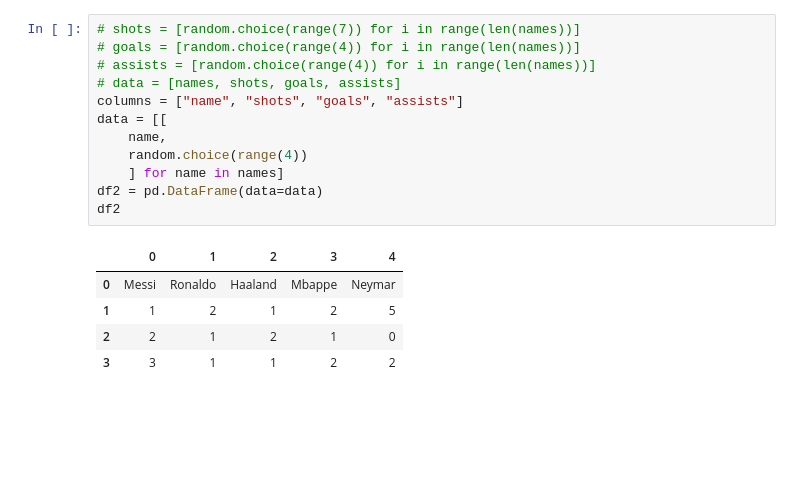
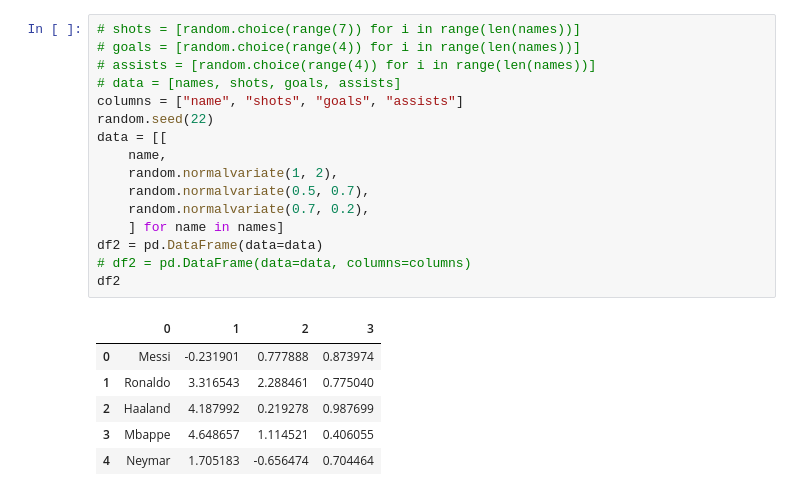
Before and after one commit to nkmwicz/python-classwork2025f, a Jupyter notebook: 5.1-df-basics.ipynb, the cells around one changed output. Drawn from its saved outputs; the diff is of its cells as text; blank space fills up the shorter version.

```diff
--- a/5.1-df-basics.ipynb
+++ b/5.1-df-basics.ipynb
@@ -24,18 +24,23 @@ df1
 # %%
 # shots = [random.choice(range(7)) for i in range(len(names))]
 # goals = [random.choice(range(4)) for i in range(len(names))]
 # assists = [random.choice(range(4)) for i in range(len(names))]
 # data = [names, shots, goals, assists]
 columns = ["name", "shots", "goals", "assists"]
+random.seed(22)
 data = [[
     name,
-    random.choice(range(4))
+    random.normalvariate(1, 2),
+    random.normalvariate(0.5, 0.7),
+    random.normalvariate(0.7, 0.2),
     ] for name in names]
 df2 = pd.DataFrame(data=data)
+# df2 = pd.DataFrame(data=data, columns=columns)
 df2
 # %% [output]
-|  | 0 | 1 | 2 | 3 | 4 |
-| 0 | Messi | Ronaldo | Haaland | Mbappe | Neymar |
-| 1 | 1 | 2 | 1 | 2 | 5 |
-| 2 | 2 | 1 | 2 | 1 | 0 |
-| 3 | 3 | 1 | 1 | 2 | 2 |
+|  | 0 | 1 | 2 | 3 |
+| 0 | Messi | -0.231901 | 0.777888 | 0.873974 |
+| 1 | Ronaldo | 3.316543 | 2.288461 | 0.775040 |
+| 2 | Haaland | 4.187992 | 0.219278 | 0.987699 |
+| 3 | Mbappe | 4.648657 | 1.114521 | 0.406055 |
+| 4 | Neymar | 1.705183 | -0.656474 | 0.704464 |
```
Also changed, not shown: parts of 29 cells of this notebook.
